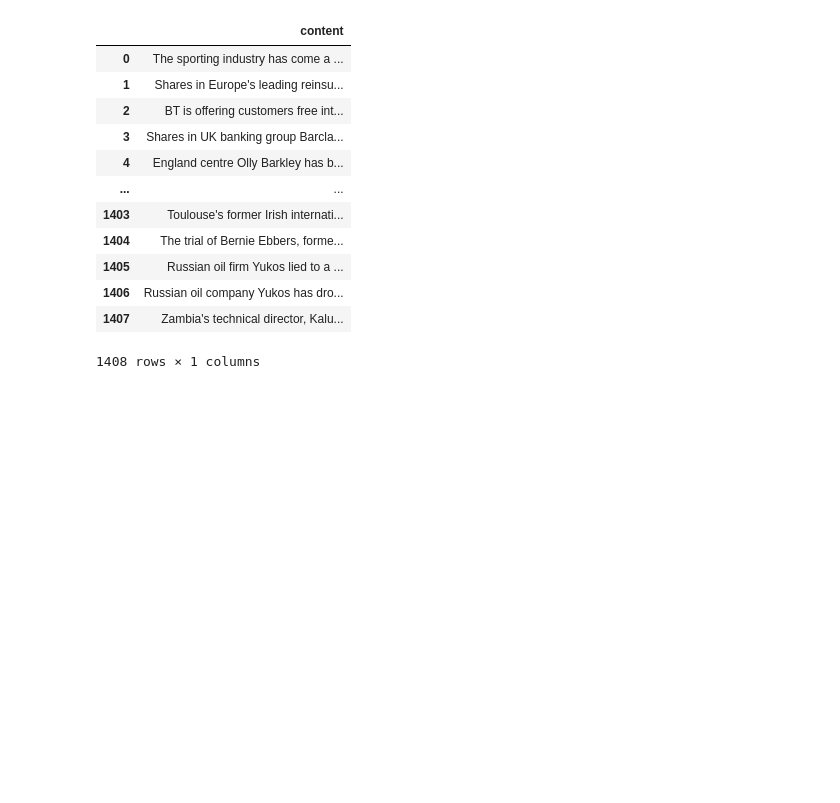
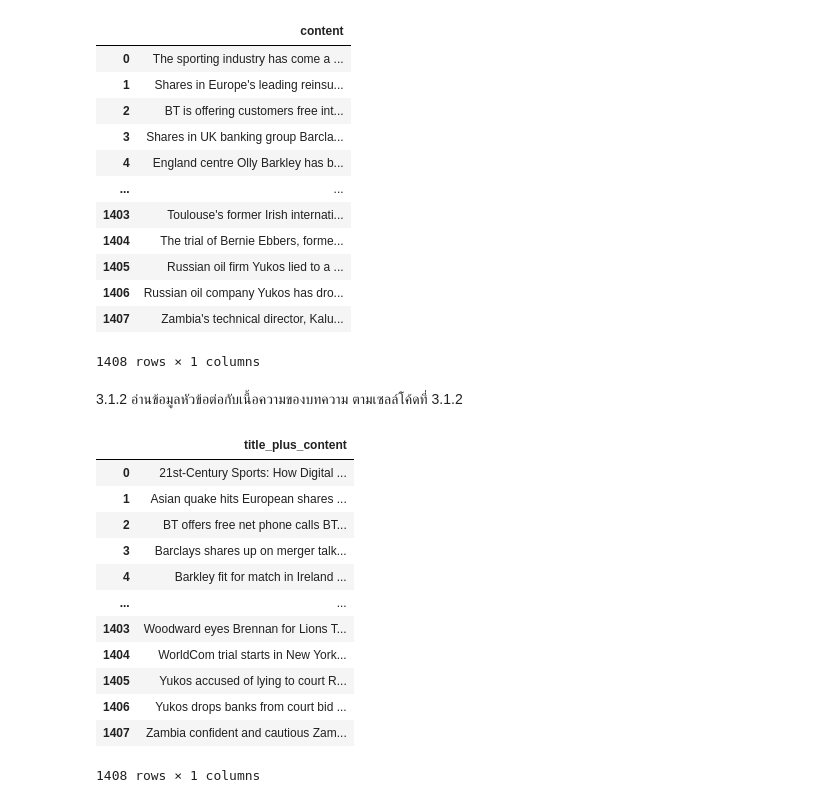
Before and after one commit to tjthanapat/ds4biz-assignment-2, a Jupyter notebook: Task 1 - News Classification/task1.ipynb, the cells around one changed output. Drawn from its saved outputs; the diff is of its cells as text; code cells hidden in the pictures; blank space fills up the shorter version.

Commit message:
add reading title plus content

```diff
--- a/Task 1 - News Classification/task1.ipynb
+++ b/Task 1 - News Classification/task1.ipynb
@@ -605,4 +605,27 @@ article_contents
 | 1406 | Russian oil company Yukos has dro... |
 | 1407 | Zambia's technical director, Kalu... |
 1408 rows × 1 columns
+# %% [markdown]
+3.1.2 อ่านข้อมูลหัวข้อต่อกับเนื้อความของบทความ ตามเซลล์โค้ดที่ 3.1.2
+# %%
+### Code Cell 3.1.2 ###
+
+titles_plus_contents = pd.read_csv(f'{ROOT_PATH}/data/datastore/article_titles_plus_contents_all.txt',
+                       sep='\n', header=None)
+titles_plus_contents.columns = ['title_plus_content']
+titles_plus_contents
+# %% [output]
+|  | title_plus_content |
+| 0 | 21st-Century Sports: How Digital ... |
+| 1 | Asian quake hits European shares ... |
+| 2 | BT offers free net phone calls BT... |
+| 3 | Barclays shares up on merger talk... |
+| 4 | Barkley fit for match in Ireland ... |
+| ... | ... |
+| 1403 | Woodward eyes Brennan for Lions T... |
+| 1404 | WorldCom trial starts in New York... |
+| 1405 | Yukos accused of lying to court R... |
+| 1406 | Yukos drops banks from court bid ... |
+| 1407 | Zambia confident and cautious Zam... |
+1408 rows × 1 columns
 # %% [markdown]
```
Also changed, not shown: parts of 6 cells of this notebook.
